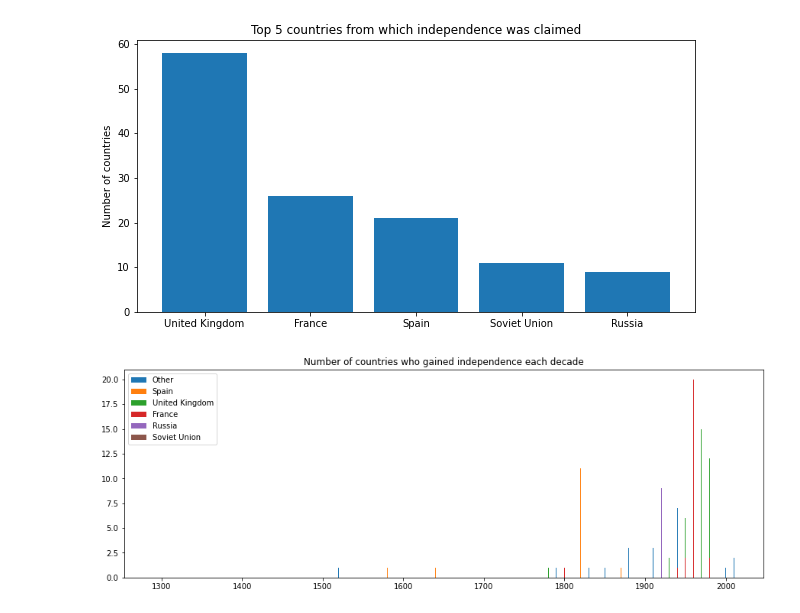
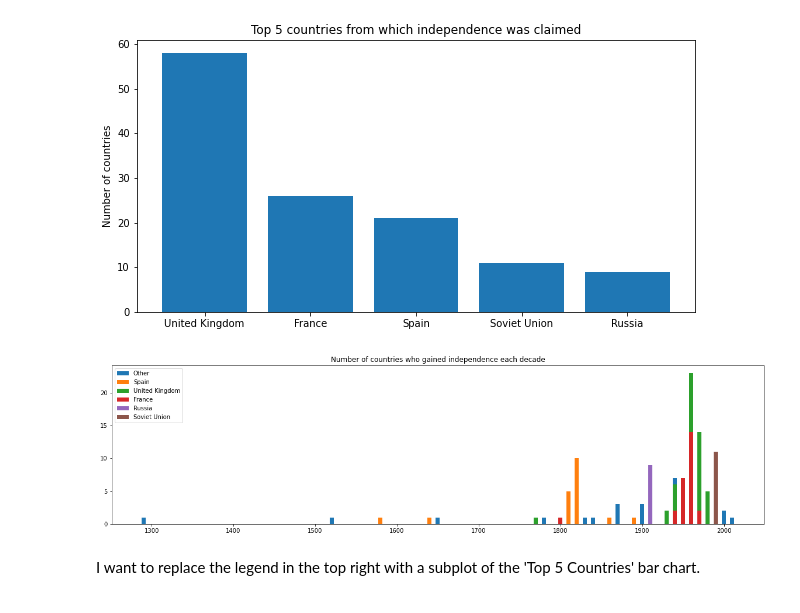
Before and after one commit to ncruickshank/nc_r_tidytuesday, a Jupyter notebook: 20210706 - Independence Day/20210706 - Independence Day.ipynb, the cells around one changed output. Cells and saved outputs as stored; diff of their text form; code cells hidden in the pictures.

Commit message:
modify plot

```diff
--- a/20210706 - Independence Day/20210706 - Independence Day.ipynb
+++ b/20210706 - Independence Day/20210706 - Independence Day.ipynb
@@ -107,18 +108,24 @@ plt.ylabel('Number of countries');
 # %%
 holidays['former_sovereign'] = np.where(holidays['independence_from'].
                                         isin(head_independence_from_list),
                                         holidays['independence_from'],
                                         'Other')
-holidays['decade'] = round(holidays['year']/10)*10
-indie_years = holidays.groupby(['former_sovereign', 'decade']).size().\
+holidays['year'] = holidays['year'].replace(np.nan, 0)
+#holidays['decade'] = (floor(holidays['year'] / 10) * 10)
+holidays['decade'] = (np.floor(holidays['year'] / 10) * 10) #.astype(int).astype(str)
+indie_years = holidays[holidays['decade'] != 0].groupby(['former_sovereign', 'decade']).size().\
     reset_index(name = 'count').sort_values(by = 'decade') #.set_index('year')
 
-plt.figure(figsize = (15,5))
+plt.figure(figsize = (20,5))
 for country in indie_years['former_sovereign'].unique().tolist():
-    slice = indie_years[indie_years['former_sovereign'] == country]
-    country_name = country
-    plt.bar(slice['decade'], slice['count'], label = country)
+    slice = indie_years[indie_years['former_sovereign'] == country].sort_values(by = 'decade')
+    plt.bar(slice['decade'],
+            slice['count'],
+            label = country,
+            width = 5)
 plt.legend()
 plt.title('Number of countries who gained independence each decade');
 # %% [output]
-[figure, old version]
+[figure, new version]
+# %% [markdown]
+I want to replace the legend in the top right with a subplot of the 'Top 5 Countries' bar chart.
```
Also changed, not shown: parts of 1 cell of this notebook.
